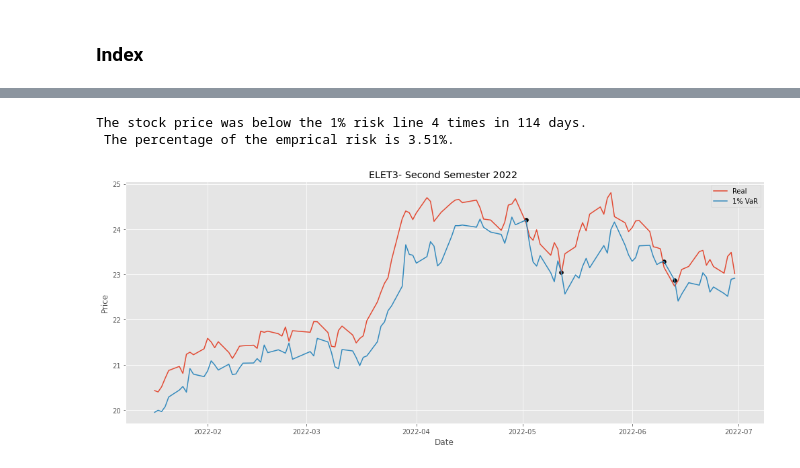
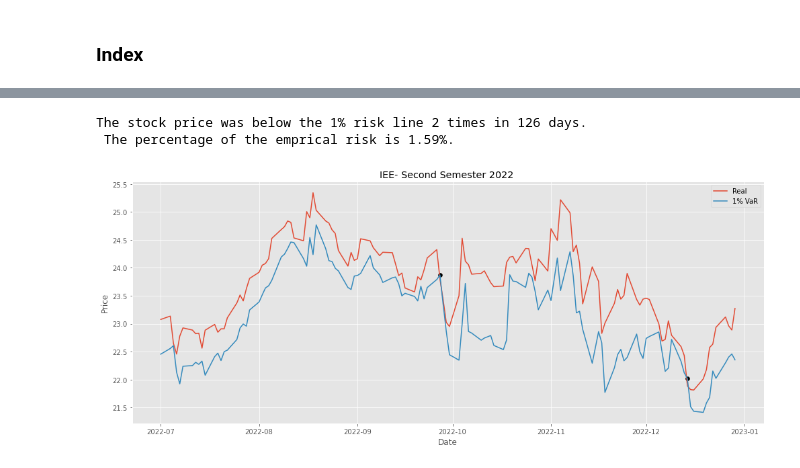
Before and after one commit to IsraelFPM/Risk-Analysis, a Jupyter notebook: ValueAtRisk.ipynb, the cells around one changed output, grey strips where cells are left out. Saved outputs shown, nothing was run; the diff lists cells and outputs as text; code cells hidden in the pictures.

```diff
--- a/ValueAtRisk.ipynb
+++ b/ValueAtRisk.ipynb
@@ -573,23 +600,23 @@ predict
 # %%
 month = 7
 year = 2022
 #interval = predict[((predict['Date'].dt.month == month1)|(predict['Date'].dt.month == month2))&((predict['Date'].dt.year == year))]
-interval = predict[((predict['Date'].dt.month <month )&((predict['Date'].dt.year == year)))]
+interval = predict[((predict['Date'].dt.month >=month )&((predict['Date'].dt.year == year)))]
 cross = interval.loc[interval['Real']<=interval['Var']]
 
 empirical_risk = len(cross)/len(interval)
 print(f'The stock price was below the 1% risk line {len(cross)} times in {len(interval)} days. \n The percentage of the emprical risk is {round(empirical_risk*100,2)}%.')
 
 plt.figure()
-plt.title(f'ELET3- Second Semester {year} ')
+plt.title(f'IEE- Second Semester {year} ')
 plt.scatter(cross['Date'],cross['Var'],color = 'Black')
 plt.plot(interval['Date'],interval['Real'],label = 'Real')
 plt.plot(interval['Date'],interval['Var'],label = '1% VaR')
 plt.xlabel('Date')
 plt.ylabel('Price')
 plt.legend()
 plt.tight_layout()
 # %% [output]
-The stock price was below the 1% risk line 4 times in 114 days.
- The percentage of the emprical risk is 3.51%.
+The stock price was below the 1% risk line 2 times in 126 days.
+ The percentage of the emprical risk is 1.59%.
-[figure, old version]
+[figure, new version]
```
Also changed, not shown: parts of 10 cells of this notebook.
